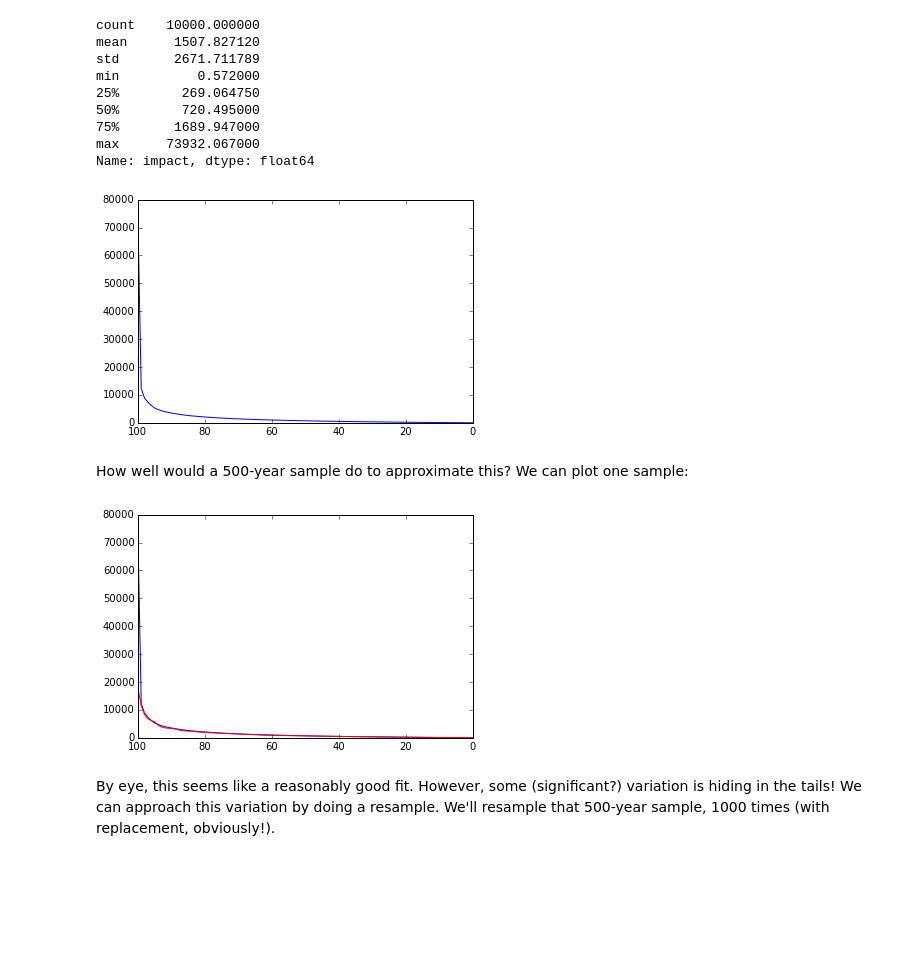
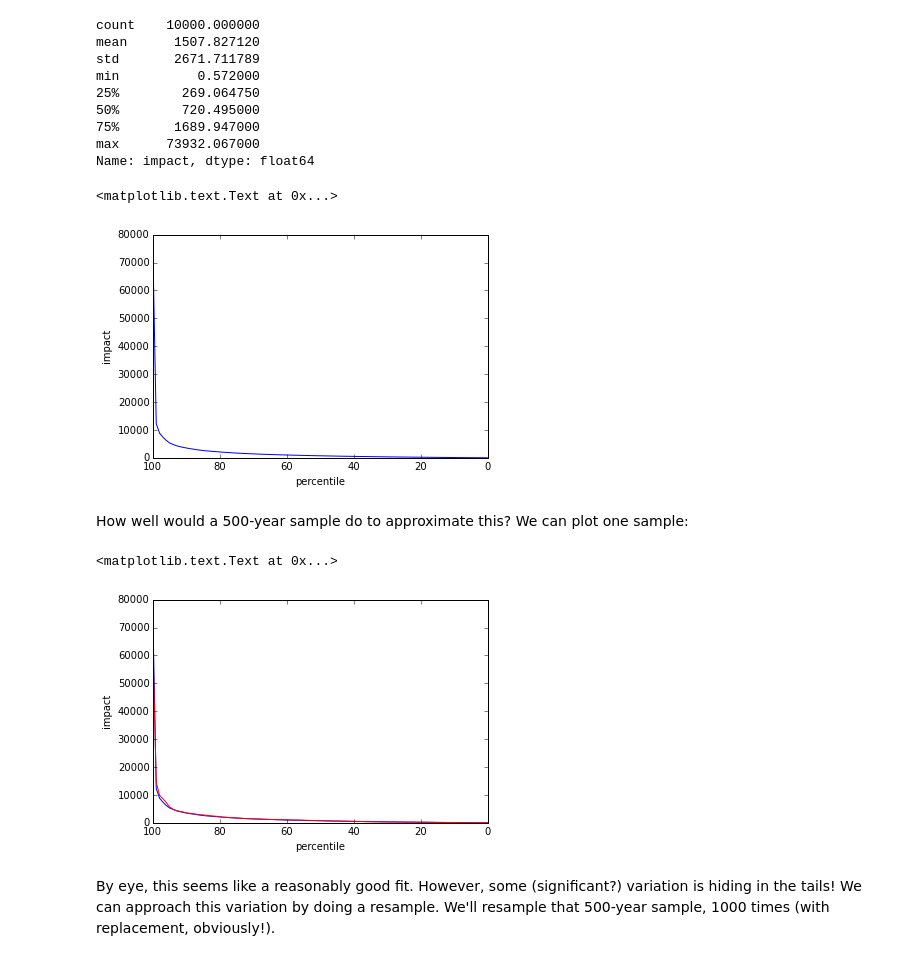
Before and after one commit to thomaspingel/geography_single_shot_notebooks, a Jupyter notebook: monte_carlo_resamping.ipynb, the cells around one changed output. Drawn from its saved outputs; the diff is of its cells as text; code cells hidden in the pictures; blank space fills up the shorter version.

Commit message:
label ssome graphs

```diff
--- a/monte_carlo_resamping.ipynb
+++ b/monte_carlo_resamping.ipynb
@@ -48,17 +48,23 @@ prange = np.arange(100,-1,-1)
 tenk_prc = np.percentile(impact,prange)
 plt.plot(prange,tenk_prc)
 plt.gca().invert_xaxis()
+plt.ylabel('impact')
+plt.xlabel('percentile')
 # %% [output]
+<matplotlib.text.Text at 0x...>
-[figure, old version]
+[figure, new version]
 # %% [markdown]
 How well would a 500-year sample do to approximate this?  We can plot one sample:
 # %%
 s = impact.sample(500)
 plt.plot(prange,tenk_prc)
 plt.plot(prange,np.percentile(s,prange),'r')
 plt.gca().invert_xaxis()
+plt.ylabel('impact')
+plt.xlabel('percentile')
 # %% [output]
+<matplotlib.text.Text at 0x...>
-[figure, old version]
+[figure, new version]
 # %% [markdown]
 By eye, this seems like a reasonably good fit.  However, some (significant?) variation is hiding in the tails!
 We can approach this variation by doing a resample.  We'll resample that 500-year sample, 1000 times (with replacement, obviously!).
```
Also changed, not shown: parts of 2 cells of this notebook.
